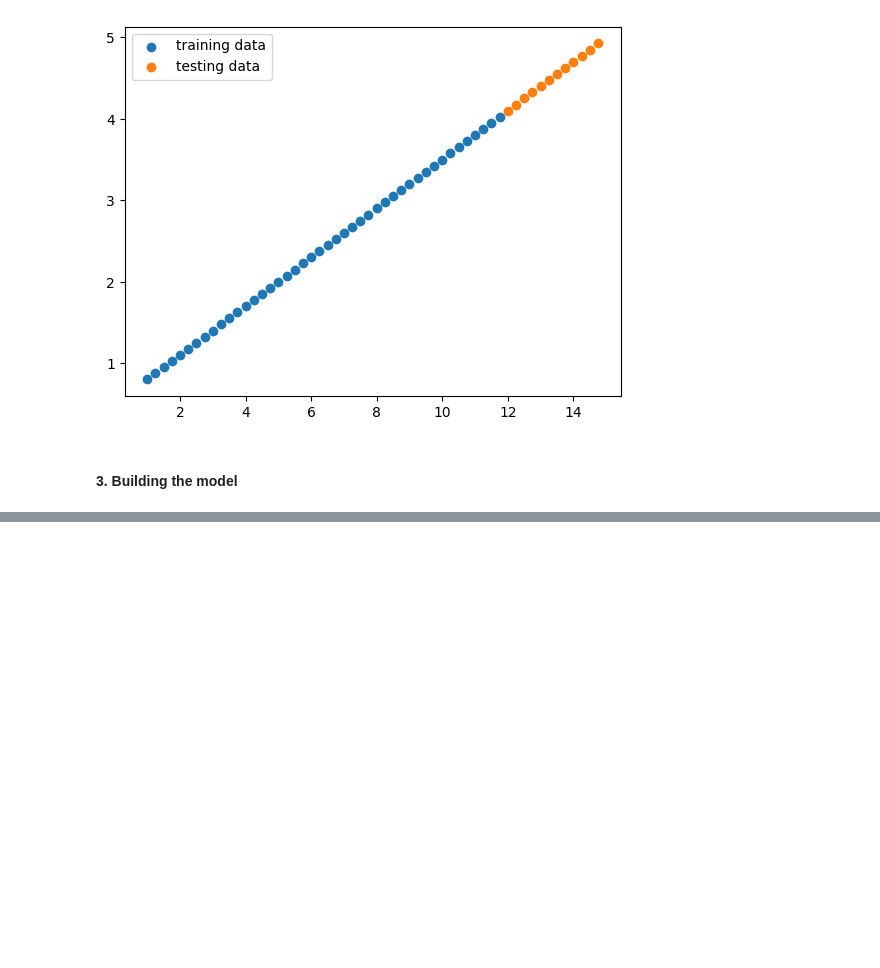
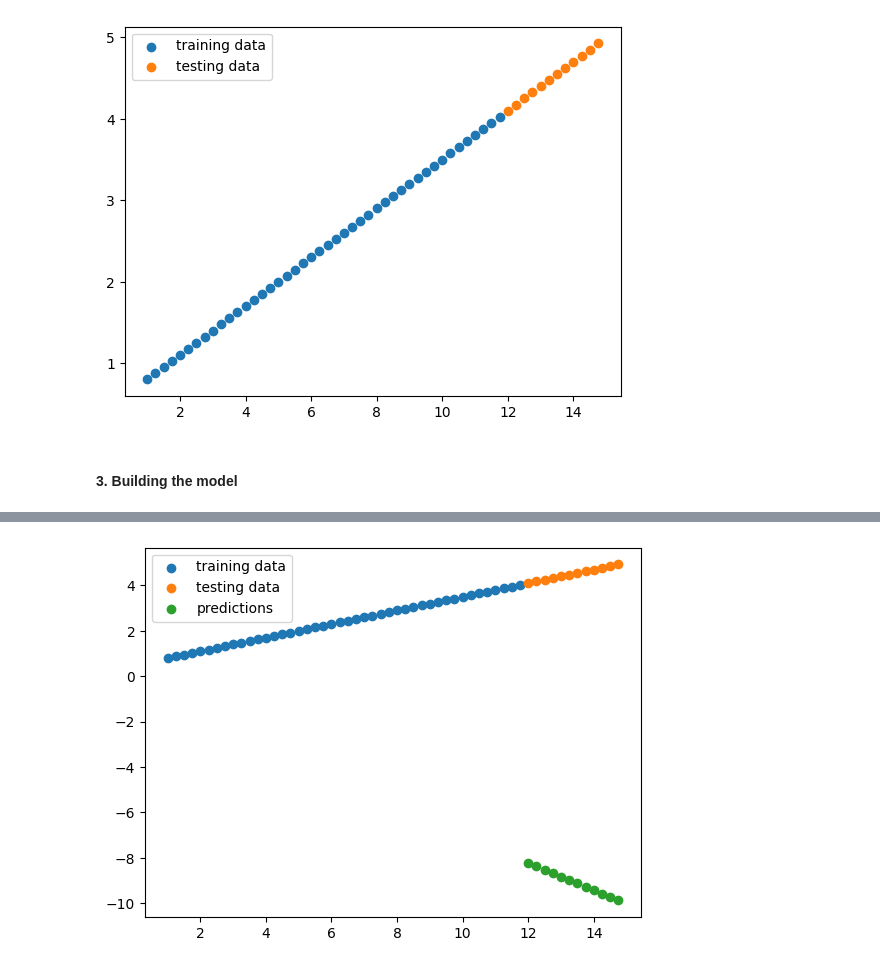
Before and after one commit to divyalaldinani/Deep-Learning-in-PyTorch, a Jupyter notebook: 01_pytorch_workflow.ipynb, the cells around one changed output, grey strips where cells are left out. Drawn from its saved outputs; the diff is of its cells as text; code cells hidden in the pictures; blank space fills up the shorter version.

```diff
--- a/01_pytorch_workflow.ipynb
+++ b/01_pytorch_workflow.ipynb
@@ -92,0 +106,5 @@ class LinearModel(nn.Module): # nn.Module contains all building blocks for NN
+# %%
+torch.manual_seed(10)
+
+model1 = LinearModel()
+model1
@@ -92,0 +126,10 @@ class LinearModel(nn.Module): # nn.Module contains all building blocks for NN
+# %%
+with torch.inference_mode(): # turns off gradient tracking -> while testing we dont need to calculate graidents
+  y_preds = model1(X_test)
+
+# or
+with torch.no_grad():
+  y_preds = model1(X_test) # less faster than inference mode
+# or
+# y_preds = model1(X_test) # gradient tracking is on
+y_preds
@@ -92,0 +149,4 @@ class LinearModel(nn.Module): # nn.Module contains all building blocks for NN
+# %%
+plot_data(predictions=y_preds)
+# %% [output]
+[figure, added]
```
Also changed, not shown: parts of 13 cells of this notebook.
